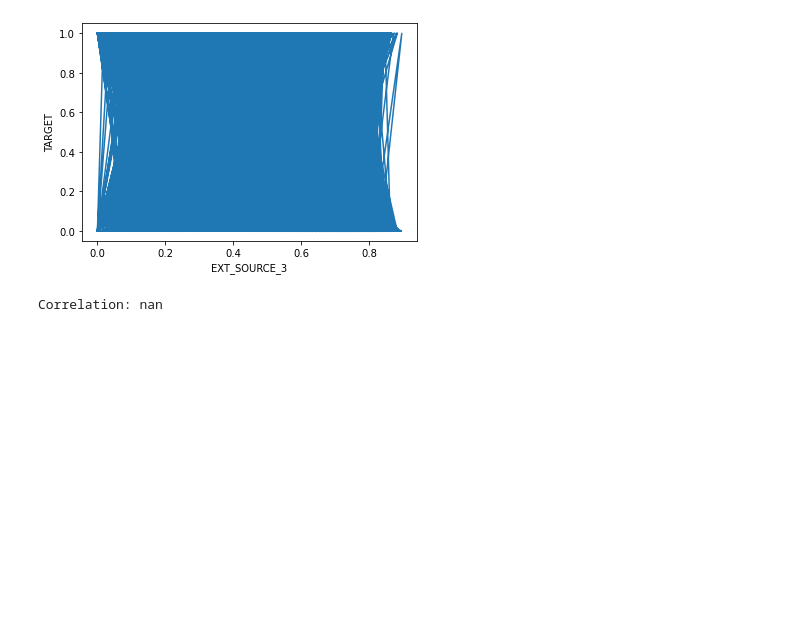
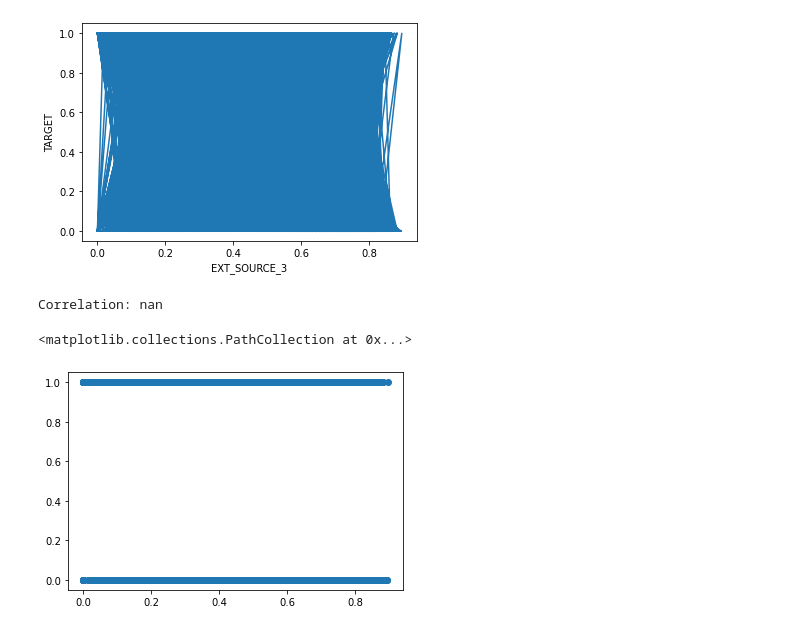
Before and after one commit to riven8567/5nd-ML100Days, a Jupyter notebook: Day_015_HW.ipynb, the cells around one changed output. Drawn from its saved outputs; the diff is of its cells as text; code cells hidden in the pictures; blank space fills up the shorter version.

```diff
--- a/Day_015_HW.ipynb
+++ b/Day_015_HW.ipynb
@@ -108,3 +108,8 @@ print("Correlation: %.4f" % (corr[0][1]))
 # %% [output]
 [figure]
 Correlation: nan
+# %%
+plt.scatter(app_train['EXT_SOURCE_3'], app_train['TARGET'])
+# %% [output]
+<matplotlib.collections.PathCollection at 0x...>
+[figure, added]
```
Also changed, not shown: parts of 1 cell of this notebook.
